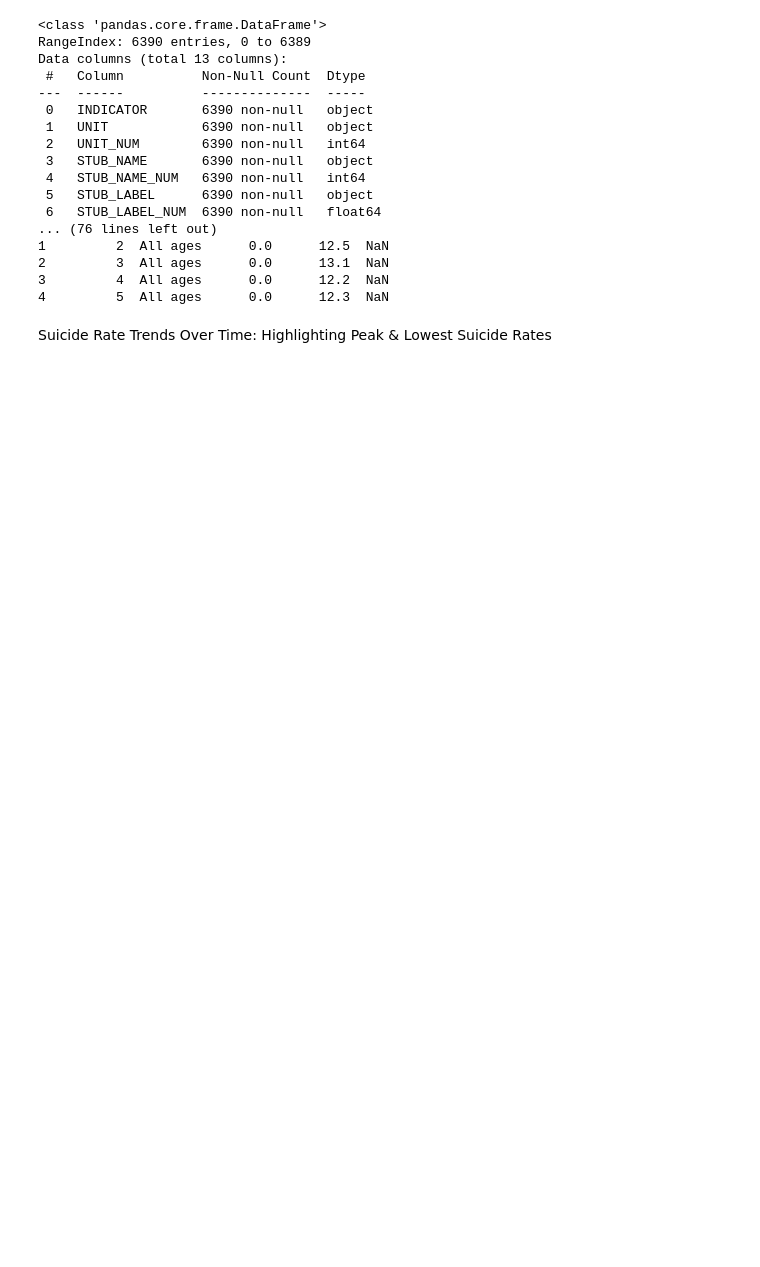
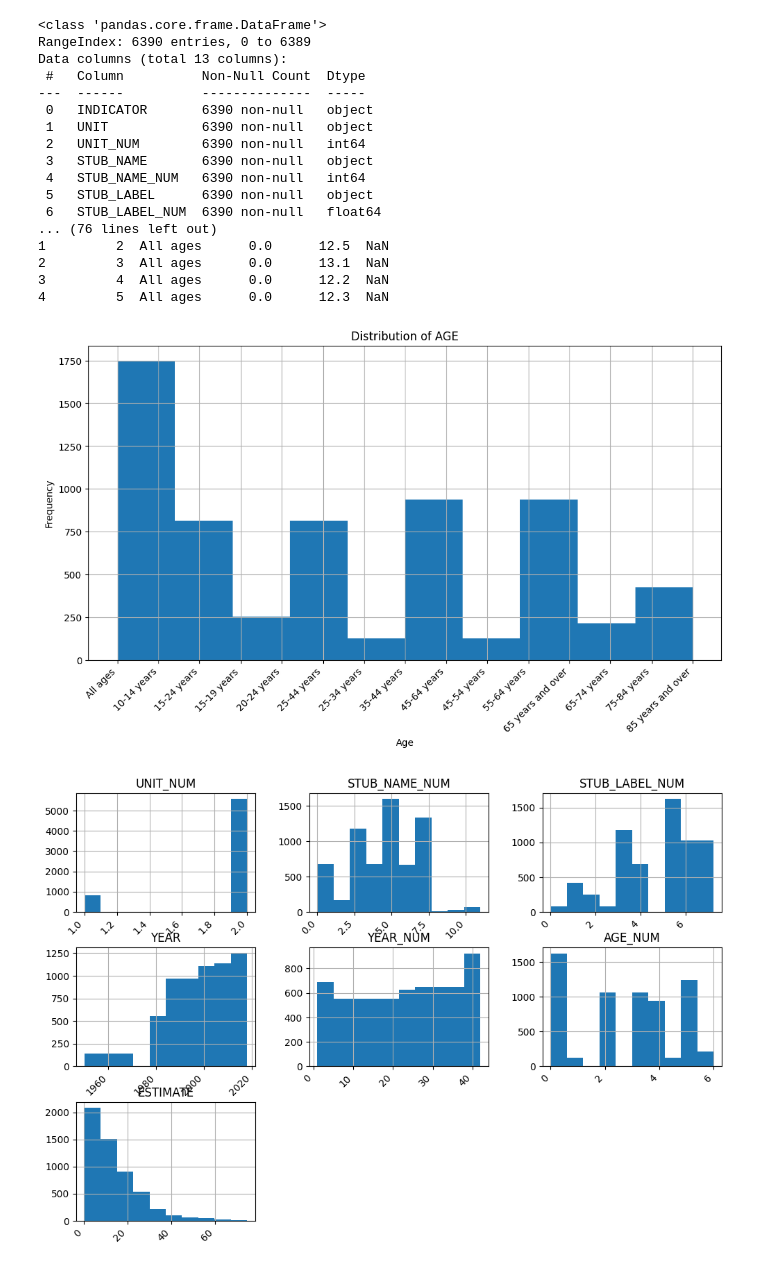
Before and after one commit to ssowers2/datafun-06-eda, a Jupyter notebook: sowers_eda.ipynb, the cells around one changed output. Drawn from its saved outputs; the diff is of its cells as text; code cells hidden in the pictures; blank space fills up the shorter version.

```diff
--- a/sowers_eda.ipynb
+++ b/sowers_eda.ipynb
@@ -8,11 +8,9 @@
 This project analyzes historical suicide rates in the United States to identify the demographic groups most at risk. It examines trends over time, age groups most affected, differences by sex and race, and any high risk populations.
 # %%
-import matplotlib.pyplot as plt
 import pandas as pd
-import seaborn as sns
 
 # Load the dataset
-file_path = "data/Death_rates_for_suicide__by_sex__race__Hispanic_origin__and_age__United_States.csv"
+file_path = "data/suicide_data.csv"
 df = pd.read_csv(file_path)
 
 # Display basic information about the dataset
@@ -47,5 +45,29 @@ Data columns (total 13 columns):
 2         3  All ages      0.0      13.1  NaN
 3         4  All ages      0.0      12.2  NaN
 4         5  All ages      0.0      12.3  NaN
-# %% [markdown]
-Suicide Rate Trends Over Time: Highlighting Peak & Lowest Suicide Rates
+# %%
+import matplotlib.pyplot as plt
+
+plt.figure(figsize=(12, 6))
+
+# Inspect histogram by numerical column
+df['AGE'].hist()
+plt.title('Distribution of AGE')
+plt.xlabel('Age')
+plt.ylabel('Frequency')
+plt.xticks(rotation=45, ha='right')  # Rotate labels for better readability
+plt.show()
+
+# Inspect histograms for all numerical columns
+df.hist(figsize=(12, 8))
+
+# Rotate labels for all histograms
+for ax in plt.gcf().axes:  # Loop through all subplots
+    plt.sca(ax)
+    plt.xticks(rotation=45, ha='right')
+
+# Show the plots
+plt.show()
+# %% [output]
+[figure, added]
+[figure, added]
```
Also changed, not shown: parts of 19 cells of this notebook, 8 other files.
